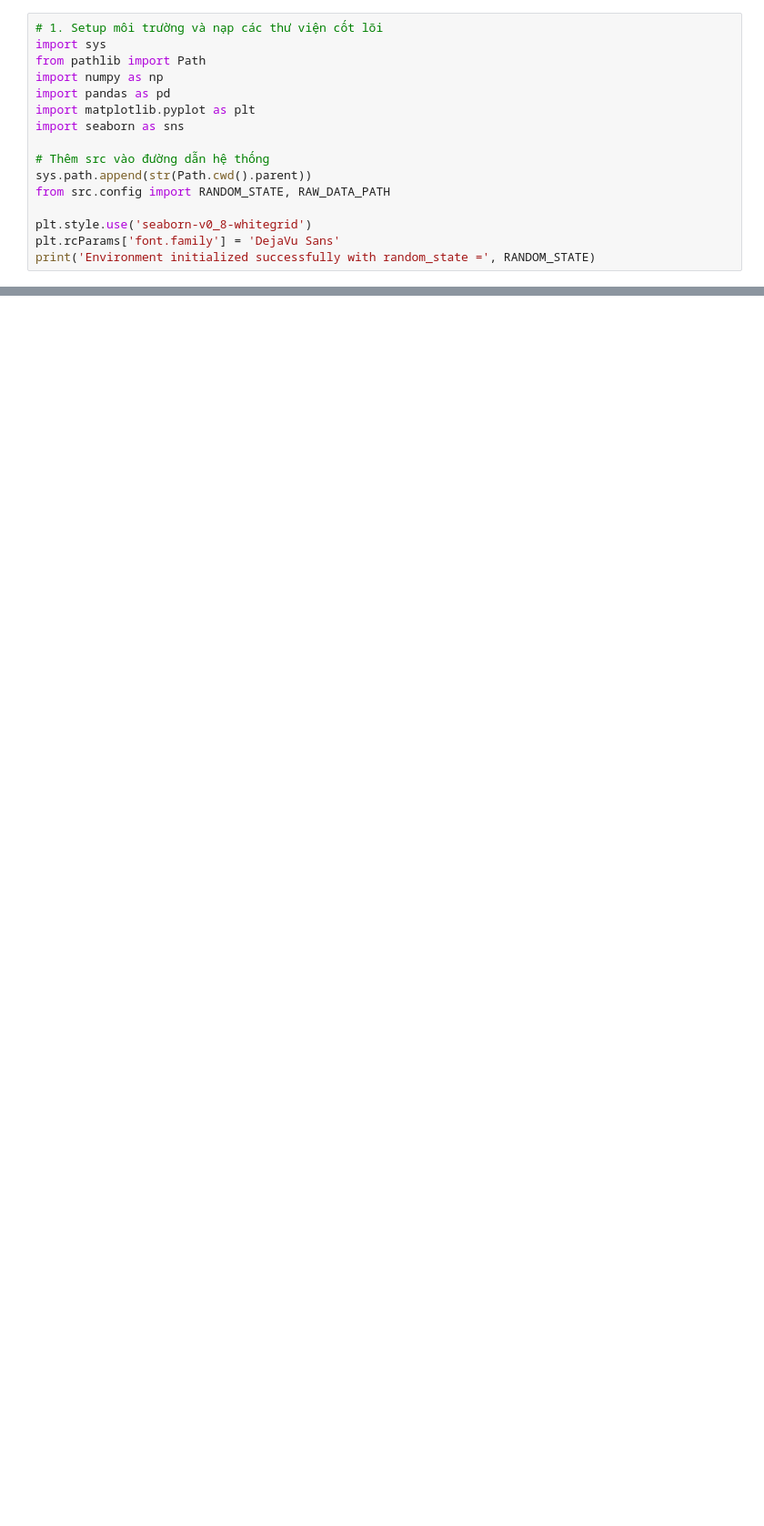
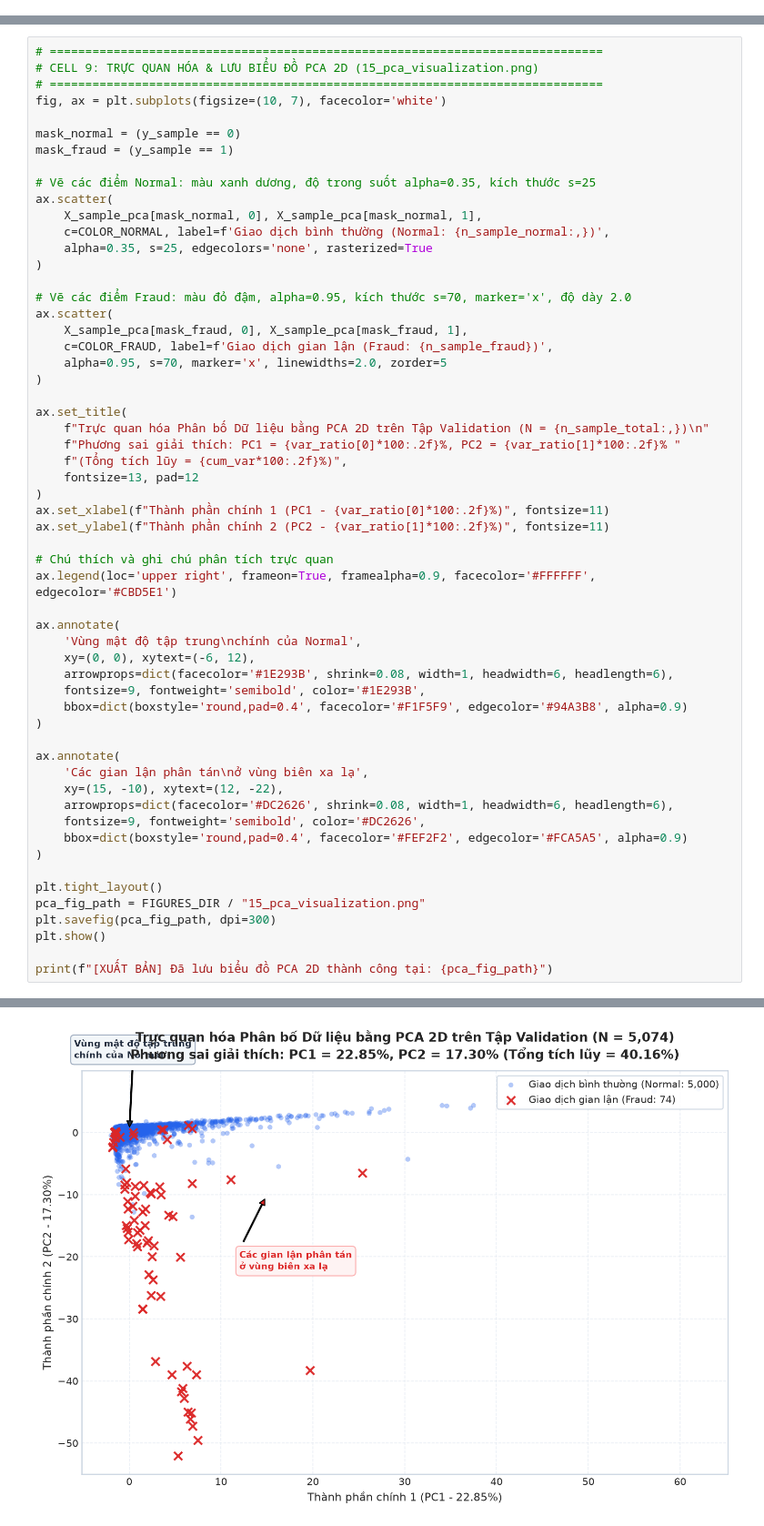
Before and after one commit to ylc3205/DATAMINING, a Jupyter notebook: notebooks/07_dimensionality_reduction.ipynb, the cells around one changed output, grey strips where cells are left out. Shown at 91% size. Cells and saved outputs as stored; diff of their text form; blank space fills up the shorter version.

Commit message:
feat(ml): complete phase 7 dimensionality reduction visualization

```diff
--- a/notebooks/07_dimensionality_reduction.ipynb
+++ b/notebooks/07_dimensionality_reduction.ipynb
@@ -9,16 +0,0 @@
-# %%
-# 1. Setup môi trường và nạp các thư viện cốt lõi
-import sys
-from pathlib import Path
-import numpy as np
-import pandas as pd
-import matplotlib.pyplot as plt
-import seaborn as sns
-
-# Thêm src vào đường dẫn hệ thống
-sys.path.append(str(Path.cwd().parent))
-from src.config import RANDOM_STATE, RAW_DATA_PATH
-
-plt.style.use('seaborn-v0_8-whitegrid')
-plt.rcParams['font.family'] = 'DejaVu Sans'
-print('Environment initialized successfully with random_state =', RANDOM_STATE)
@@ -31,0 +220,58 @@ pca_2d = PCA(n_components=2, random_state=RANDOM_STATE)
+# %%
+# ==============================================================================
+# CELL 9: TRỰC QUAN HÓA & LƯU BIỂU ĐỒ PCA 2D (15_pca_visualization.png)
+# ==============================================================================
+fig, ax = plt.subplots(figsize=(10, 7), facecolor='white')
+
+mask_normal = (y_sample == 0)
+mask_fraud = (y_sample == 1)
+
+# Vẽ các điểm Normal: màu xanh dương, độ trong suốt alpha=0.35, kích thước s=25
+ax.scatter(
+    X_sample_pca[mask_normal, 0], X_sample_pca[mask_normal, 1],
+    c=COLOR_NORMAL, label=f'Giao dịch bình thường (Normal: {n_sample_normal:,})',
+    alpha=0.35, s=25, edgecolors='none', rasterized=True
+)
+
+# Vẽ các điểm Fraud: màu đỏ đậm, alpha=0.95, kích thước s=70, marker='x', độ dày 2.0
+ax.scatter(
+    X_sample_pca[mask_fraud, 0], X_sample_pca[mask_fraud, 1],
+    c=COLOR_FRAUD, label=f'Giao dịch gian lận (Fraud: {n_sample_fraud})',
+    alpha=0.95, s=70, marker='x', linewidths=2.0, zorder=5
+)
+
+ax.set_title(
+    f"Trực quan hóa Phân bố Dữ liệu bằng PCA 2D trên Tập Validation (N = {n_sample_total:,})\n"
+    f"Phương sai giải thích: PC1 = {var_ratio[0]*100:.2f}%, PC2 = {var_ratio[1]*100:.2f}% "
+    f"(Tổng tích lũy = {cum_var*100:.2f}%)",
+    fontsize=13, pad=12
+)
+ax.set_xlabel(f"Thành phần chính 1 (PC1 - {var_ratio[0]*100:.2f}%)", fontsize=11)
+ax.set_ylabel(f"Thành phần chính 2 (PC2 - {var_ratio[1]*100:.2f}%)", fontsize=11)
+
+# Chú thích và ghi chú phân tích trực quan
+ax.legend(loc='upper right', frameon=True, framealpha=0.9, facecolor='#FFFFFF', edgecolor='#CBD5E1')
+
+ax.annotate(
+    'Vùng mật độ tập trung\nchính của Normal',
+    xy=(0, 0), xytext=(-6, 12),
+    arrowprops=dict(facecolor='#1E293B', shrink=0.08, width=1, headwidth=6, headlength=6),
+    fontsize=9, fontweight='semibold', color='#1E293B',
+    bbox=dict(boxstyle='round,pad=0.4', facecolor='#F1F5F9', edgecolor='#94A3B8', alpha=0.9)
+)
+
+ax.annotate(
+    'Các gian lận phân tán\nở vùng biên xa lạ',
+    xy=(15, -10), xytext=(12, -22),
+    arrowprops=dict(facecolor='#DC2626', shrink=0.08, width=1, headwidth=6, headlength=6),
+    fontsize=9, fontweight='semibold', color='#DC2626',
+    bbox=dict(boxstyle='round,pad=0.4', facecolor='#FEF2F2', edgecolor='#FCA5A5', alpha=0.9)
+)
+
+plt.tight_layout()
+pca_fig_path = FIGURES_DIR / "15_pca_visualization.png"
+plt.savefig(pca_fig_path, dpi=300)
+plt.show()
+
+print(f"[XUẤT BẢN] Đã lưu biểu đồ PCA 2D thành công tại: {pca_fig_path}")
+# %% [output]
@@ -31,0 +279 @@ pca_2d = PCA(n_components=2, random_state=RANDOM_STATE)
+[figure, added]
```
Also changed, not shown: parts of 21 cells of this notebook.
